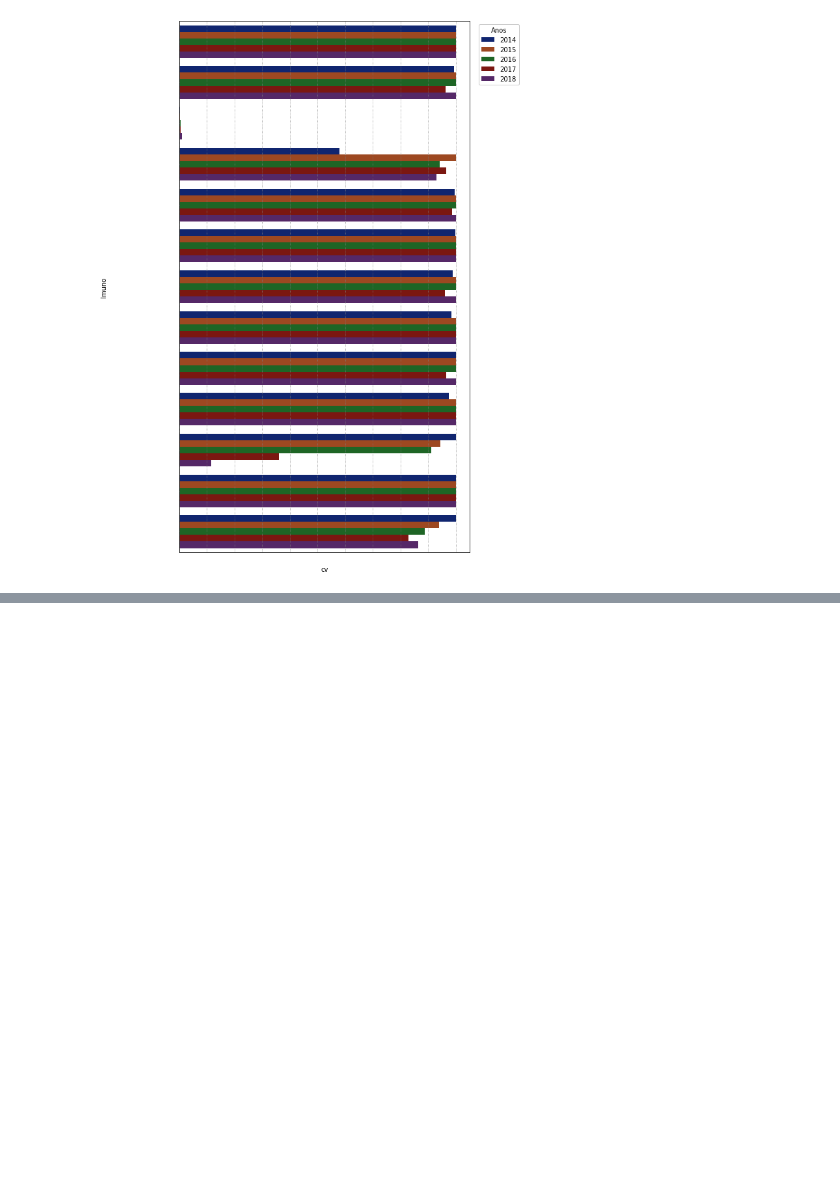
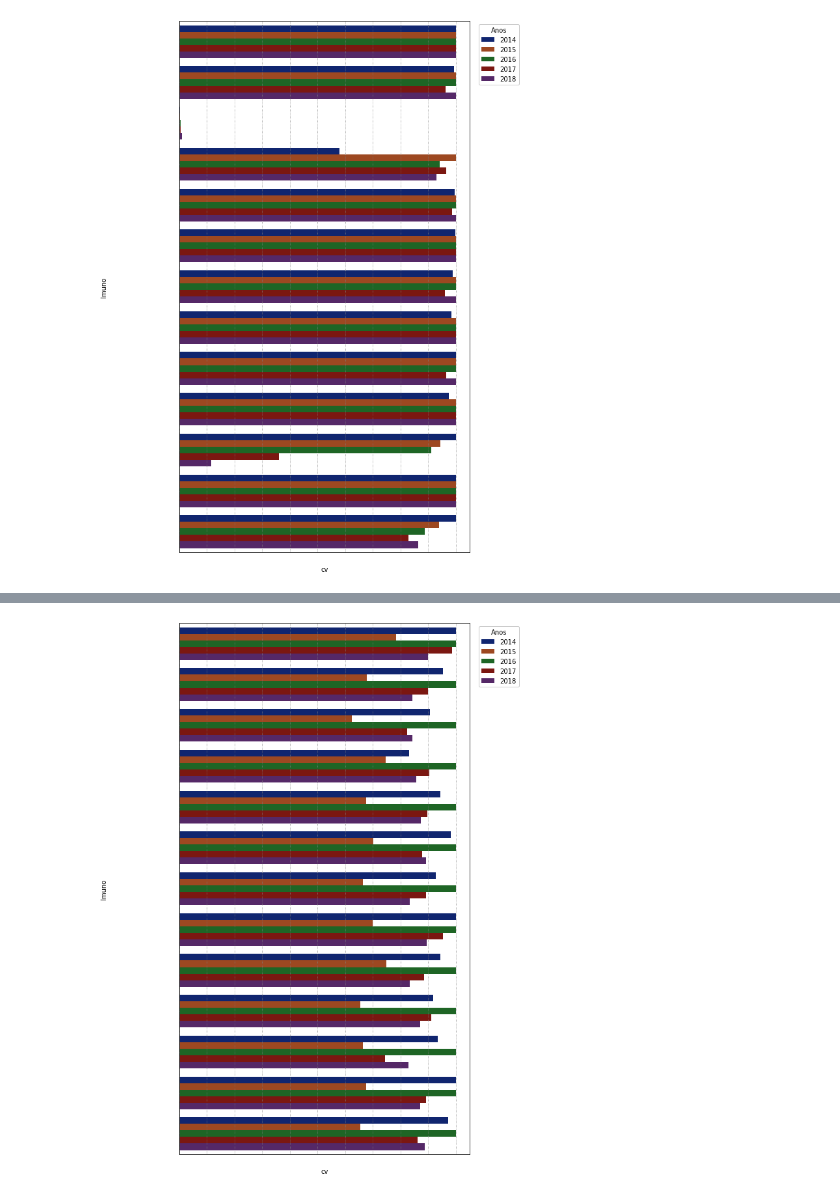
Before and after one commit to ViniciusCastillo/BootcampAlura_ProjetoModulo2, a Jupyter notebook: Notebooks/analise.ipynb, the cells around one changed output, grey strips where cells are left out. Cells and saved outputs as stored; diff of their text form; code cells hidden in the pictures; blank space fills up the shorter version.

```diff
--- a/Notebooks/analise.ipynb
+++ b/Notebooks/analise.ipynb
@@ -190,0 +192,6 @@ E também, parecido com o Alagoas, a Trera Viral está com a cobertura bem baixa
+# %%
+dadosDF = dados.query("uf == 'Distrito Federal'").sort_values("Imuno")
+frequencia = pd.crosstab(index=[dadosDF["Imuno"],dadosDF["meta"]],columns=[dadosDF["ano"]],
+                         values=dadosDF["cv"], aggfunc="mean")
+print("Cobertura vacinal do Distrito Federal\n")
+frequencia
@@ -190,0 +215,4 @@ E também, parecido com o Alagoas, a Trera Viral está com a cobertura bem baixa
+# %%
+plotar(dadosDF)
+# %% [output]
+[figure, added]
```
Also changed, not shown: parts of 20 cells of this notebook.
